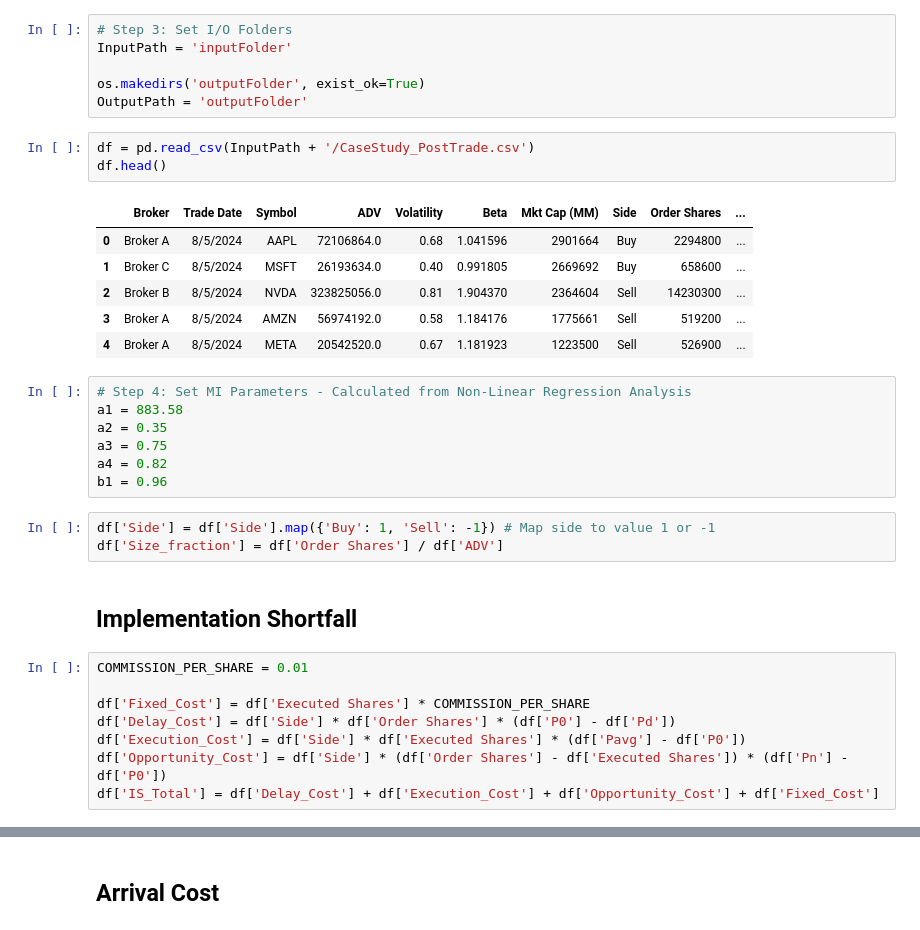
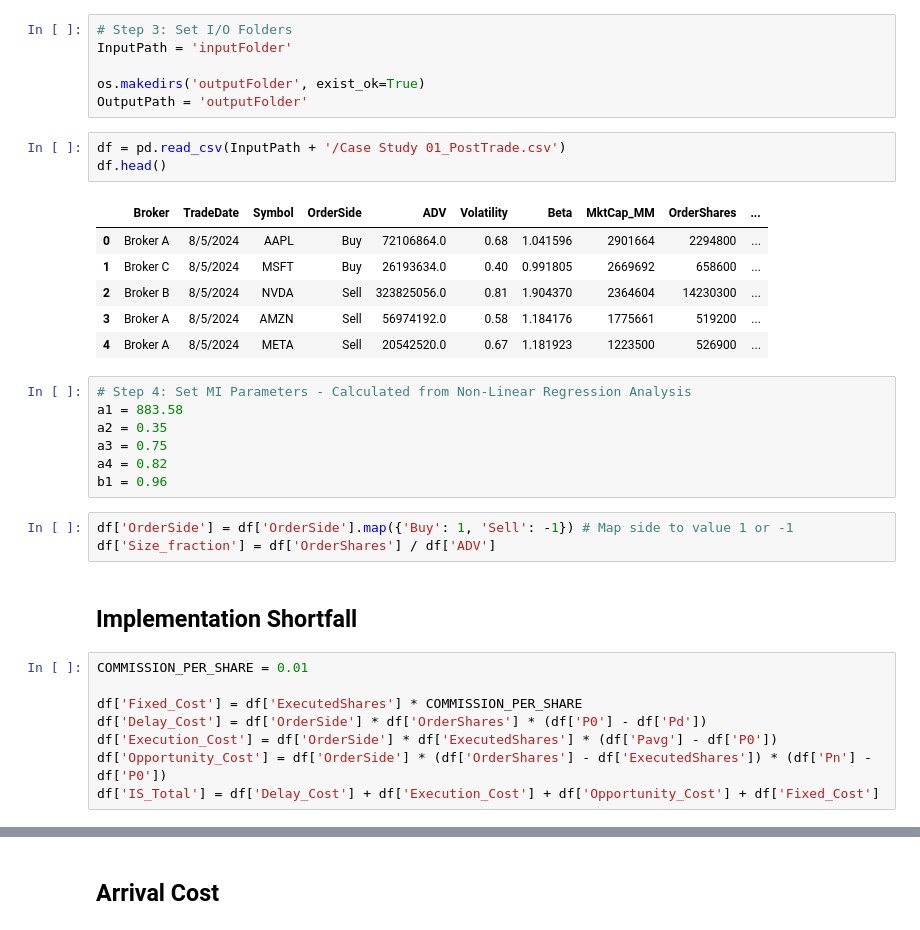
Before and after one commit to aruvins/Algorithm-Trading-Homework, a Jupyter notebook: case_study_1.ipynb, the cells around one changed output, grey strips where cells are left out. Saved outputs shown, nothing was run; the diff lists cells and outputs as text.

Commit message:
Case Studies

```diff
--- a/case_study_1.ipynb
+++ b/case_study_1.ipynb
@@ -12,15 +12,15 @@ InputPath = 'inputFolder'
 os.makedirs('outputFolder', exist_ok=True)
 OutputPath = 'outputFolder'
 # %%
-df = pd.read_csv(InputPath + '/CaseStudy_PostTrade.csv')
+df = pd.read_csv(InputPath + '/Case Study 01_PostTrade.csv')
 df.head()
 # %% [output]
-|  | Broker | Trade Date | Symbol | ADV | Volatility | Beta | Mkt Cap (MM) | Side | Order Shares | ... |
-| 0 | Broker A | 8/5/2024 | AAPL | 72106864.0 | 0.68 | 1.041596 | 2901664 | Buy | 2294800 | ... |
-| 1 | Broker C | 8/5/2024 | MSFT | 26193634.0 | 0.40 | 0.991805 | 2669692 | Buy | 658600 | ... |
-| 2 | Broker B | 8/5/2024 | NVDA | 323825056.0 | 0.81 | 1.904370 | 2364604 | Sell | 14230300 | ... |
-| 3 | Broker A | 8/5/2024 | AMZN | 56974192.0 | 0.58 | 1.184176 | 1775661 | Sell | 519200 | ... |
-| 4 | Broker A | 8/5/2024 | META | 20542520.0 | 0.67 | 1.181923 | 1223500 | Sell | 526900 | ... |
+|  | Broker | TradeDate | Symbol | OrderSide | ADV | Volatility | Beta | MktCap_MM | OrderShares | ... |
+| 0 | Broker A | 8/5/2024 | AAPL | Buy | 72106864.0 | 0.68 | 1.041596 | 2901664 | 2294800 | ... |
+| 1 | Broker C | 8/5/2024 | MSFT | Buy | 26193634.0 | 0.40 | 0.991805 | 2669692 | 658600 | ... |
+| 2 | Broker B | 8/5/2024 | NVDA | Sell | 323825056.0 | 0.81 | 1.904370 | 2364604 | 14230300 | ... |
+| 3 | Broker A | 8/5/2024 | AMZN | Sell | 56974192.0 | 0.58 | 1.184176 | 1775661 | 519200 | ... |
+| 4 | Broker A | 8/5/2024 | META | Sell | 20542520.0 | 0.67 | 1.181923 | 1223500 | 526900 | ... |
 # %%
 # Step 4: Set MI Parameters - Calculated from Non-Linear Regression Analysis
 a1 = 883.58
@@ -29,17 +29,17 @@ a3 = 0.75
 a4 = 0.82
 b1 = 0.96
 # %%
-df['Side'] = df['Side'].map({'Buy': 1, 'Sell': -1}) # Map side to value 1 or -1
-df['Size_fraction'] = df['Order Shares'] / df['ADV']
+df['OrderSide'] = df['OrderSide'].map({'Buy': 1, 'Sell': -1}) # Map side to value 1 or -1
+df['Size_fraction'] = df['OrderShares'] / df['ADV']
 # %% [markdown]
 ## Implementation Shortfall
 # %%
 COMMISSION_PER_SHARE = 0.01
 
-df['Fixed_Cost'] = df['Executed Shares'] * COMMISSION_PER_SHARE
-df['Delay_Cost'] = df['Side'] * df['Order Shares'] * (df['P0'] - df['Pd'])
-df['Execution_Cost'] = df['Side'] * df['Executed Shares'] * (df['Pavg'] - df['P0'])
-df['Opportunity_Cost'] = df['Side'] * (df['Order Shares'] - df['Executed Shares']) * (df['Pn'] - df['P0'])
+df['Fixed_Cost'] = df['ExecutedShares'] * COMMISSION_PER_SHARE
+df['Delay_Cost'] = df['OrderSide'] * df['OrderShares'] * (df['P0'] - df['Pd'])
+df['Execution_Cost'] = df['OrderSide'] * df['ExecutedShares'] * (df['Pavg'] - df['P0'])
+df['Opportunity_Cost'] = df['OrderSide'] * (df['OrderShares'] - df['ExecutedShares']) * (df['Pn'] - df['P0'])
 df['IS_Total'] = df['Delay_Cost'] + df['Execution_Cost'] + df['Opportunity_Cost'] + df['Fixed_Cost']
 # %%
 df.head()
```
Also changed, not shown: parts of 6 cells of this notebook, 7 other files.
